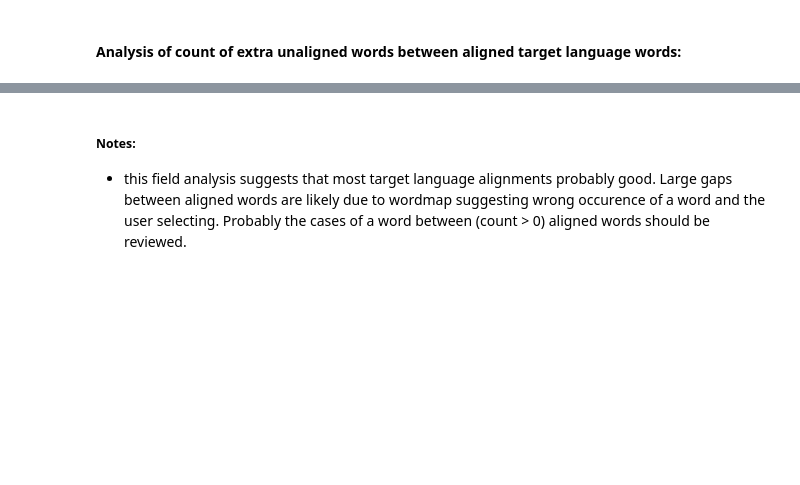
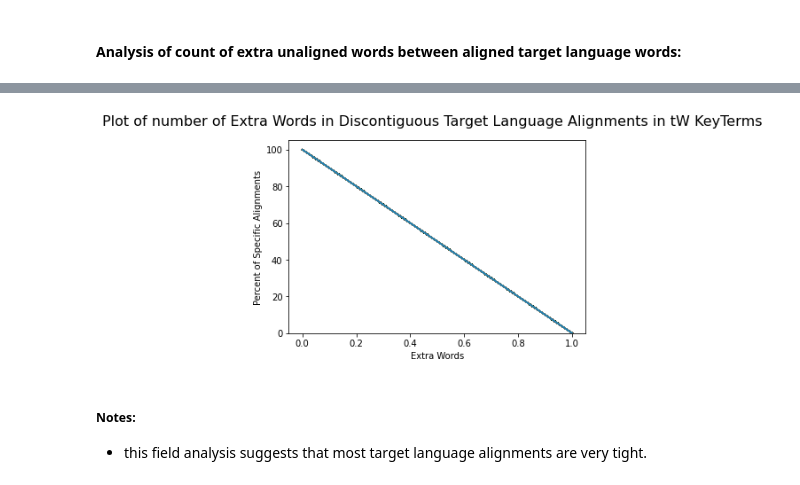
Before and after one commit to unfoldingWord-box3/alignment-ml, a Jupyter notebook: plot_multi_alignments.ipynb, the cells around one changed output, grey strips where cells are left out. Cells and saved outputs as stored; diff of their text form; code cells hidden in the pictures; blank space fills up the shorter version.

```diff
--- a/plot_multi_alignments.ipynb
+++ b/plot_multi_alignments.ipynb
@@ -286,4 +224,14 @@ Name: targetWordsBetween, dtype: int64
-# %% [markdown]
-##### Notes:
-- this field analysis suggests that most target language alignments probably good. Large gaps between aligned words are likely due to wordmap suggesting wrong occurence of a word and the user selecting. Probably the cases of a word between (count > 0) aligned words should be reviewed.
-<p></p>
+# %%
+field = 'targetWordsBetween'
+field_frequencies = getFrequenciesOfFieldInAlignments(alignmentsForWord, field, sortIndex = True)
+filledFrequencies = zeroFillFrequencies(field_frequencies)
+
+title = f"Plot of number of Extra Words in Discontiguous Target Language Alignments in tW KeyTerms"
+ylabel = "Percent of Specific Alignments"
+xlabel = "Extra Words"
+plot.plotXYdataDict(filledFrequencies, title, ylabel, xlabel, showXValues=True)
+# %% [output]
+[figure, added]
+# %% [markdown]
+##### Notes:
+- this field analysis suggests that most target language alignments are very tight.
```
Also changed, not shown: parts of 11 cells of this notebook, 2 other files.
